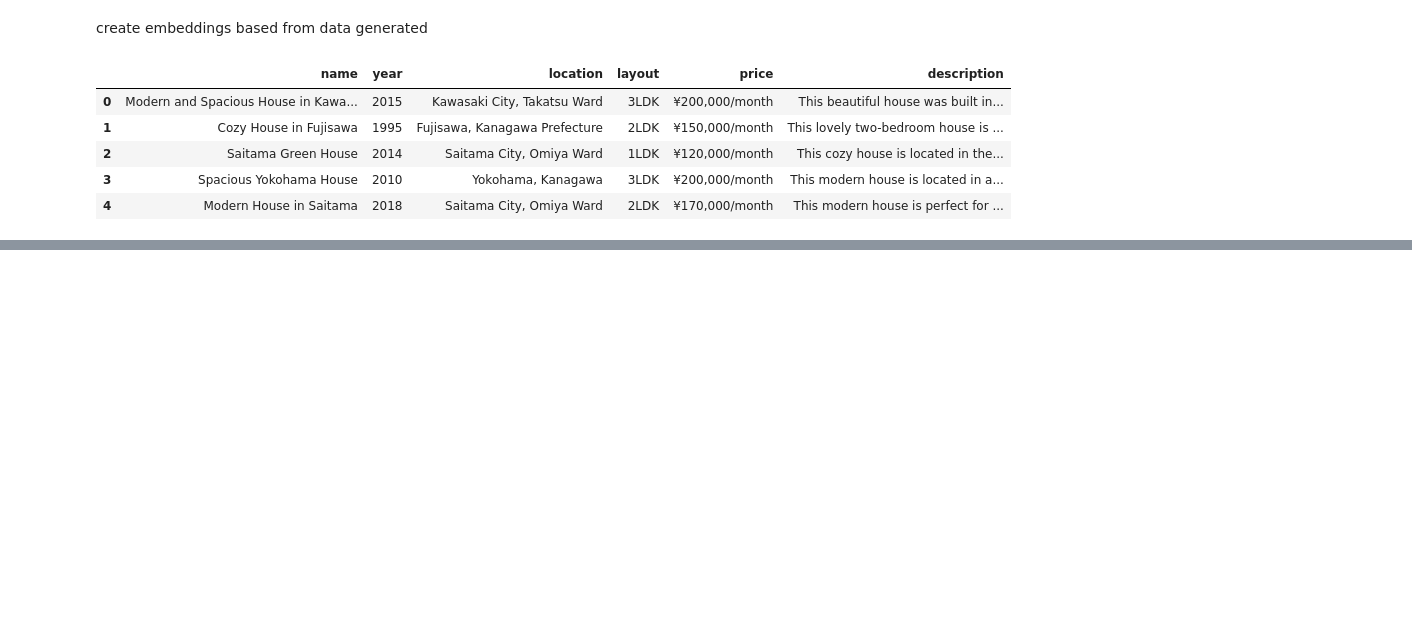
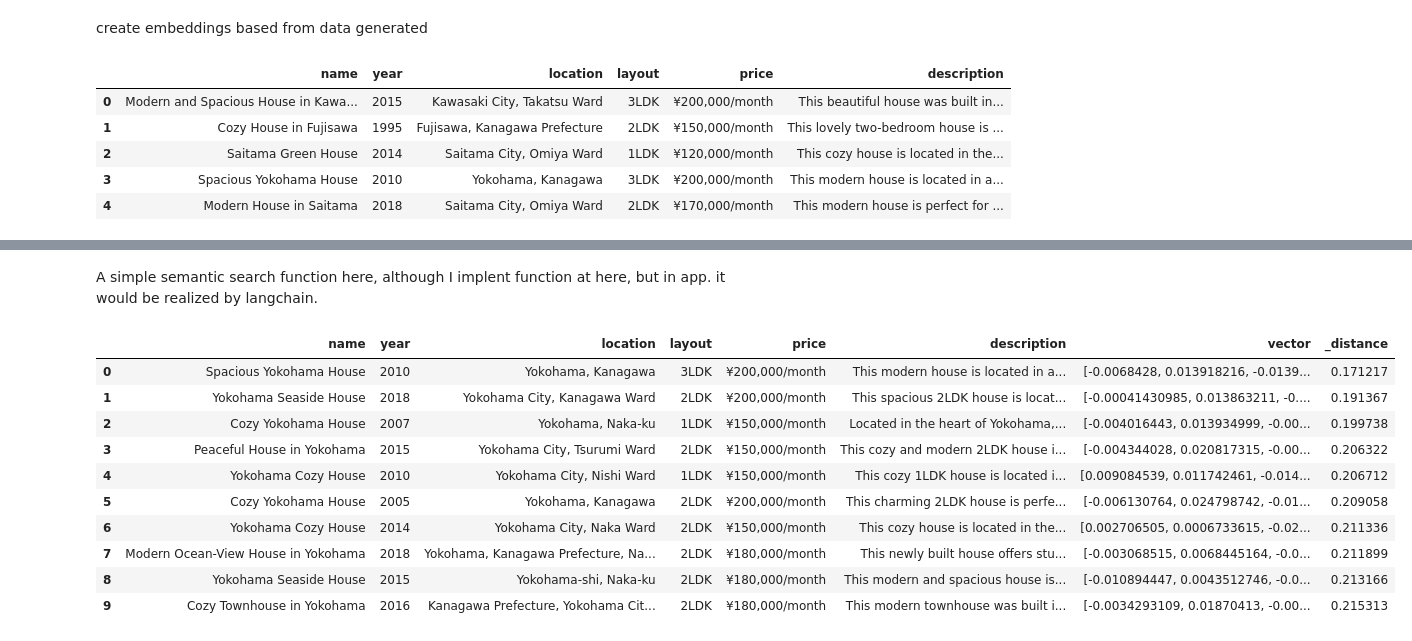
Before and after one commit to Vela-zz/PREAgent, a Jupyter notebook: notebook/1_create_embeddings.ipynb, the cells around one changed output, grey strips where cells are left out. Cells and saved outputs as stored; diff of their text form; code cells hidden in the pictures; blank space fills up the shorter version.

Commit message:
update semantic search in notebook 2

```diff
--- a/notebook/1_create_embeddings.ipynb
+++ b/notebook/1_create_embeddings.ipynb
@@ -49,3 +49,29 @@ data.to_pandas().head(1)
 
 db = lancedb.connect("../tmp/lancedb")
 tbl = db.create_table("house_match", data)
+# %% [markdown]
+A simple semantic search function here, although I implent function at here, but in app. it would be realized by langchain.
+# %%
+# semantic sim serach function
+import numpy as np
+
+def semantic_search(query:str):
+
+    embed_query = np.array(model.embed_documents([query])).ravel()
+    ans = tbl.search(embed_query).to_pandas()
+    return ans
+
+user_prefs = "I want to find a house in Yokohama, near the subway station in 8 minutes, and allowed pet and smoke."
+semantic_search(user_prefs)
+# %% [output]
+|  | name | year | location | layout | price | description | vector | _distance |
+| 0 | Spacious Yokohama House | 2010 | Yokohama, Kanagawa | 3LDK | ¥200,000/month | This modern house is located in a... | [-0.0068428, 0.013918216, -0.0139... | 0.171217 |
+| 1 | Yokohama Seaside House | 2018 | Yokohama City, Kanagawa Ward | 2LDK | ¥200,000/month | This spacious 2LDK house is locat... | [-0.00041430985, 0.013863211, -0.... | 0.191367 |
+| 2 | Cozy Yokohama House | 2007 | Yokohama, Naka-ku | 1LDK | ¥150,000/month | Located in the heart of Yokohama,... | [-0.004016443, 0.013934999, -0.00... | 0.199738 |
+| 3 | Peaceful House in Yokohama | 2015 | Yokohama City, Tsurumi Ward | 2LDK | ¥150,000/month | This cozy and modern 2LDK house i... | [-0.004344028, 0.020817315, -0.00... | 0.206322 |
+| 4 | Yokohama Cozy House | 2010 | Yokohama City, Nishi Ward | 1LDK | ¥150,000/month | This cozy 1LDK house is located i... | [0.009084539, 0.011742461, -0.014... | 0.206712 |
+| 5 | Cozy Yokohama House | 2005 | Yokohama, Kanagawa | 2LDK | ¥200,000/month | This charming 2LDK house is perfe... | [-0.006130764, 0.024798742, -0.01... | 0.209058 |
+| 6 | Yokohama Cozy House | 2014 | Yokohama City, Naka Ward | 2LDK | ¥150,000/month | This cozy house is located in the... | [0.002706505, 0.0006733615, -0.02... | 0.211336 |
+| 7 | Modern Ocean-View House in Yokohama | 2018 | Yokohama, Kanagawa Prefecture, Na... | 2LDK | ¥180,000/month | This newly built house offers stu... | [-0.003068515, 0.0068445164, -0.0... | 0.211899 |
+| 8 | Yokohama Seaside House | 2015 | Yokohama-shi, Naka-ku | 2LDK | ¥180,000/month | This modern and spacious house is... | [-0.010894447, 0.0043512746, -0.0... | 0.213166 |
+| 9 | Cozy Townhouse in Yokohama | 2016 | Kanagawa Prefecture, Yokohama Cit... | 2LDK | ¥180,000/month | This modern townhouse was built i... | [-0.0034293109, 0.01870413, -0.00... | 0.215313 |
```
Also changed, not shown: parts of 1 cell of this notebook, 2 other files.
